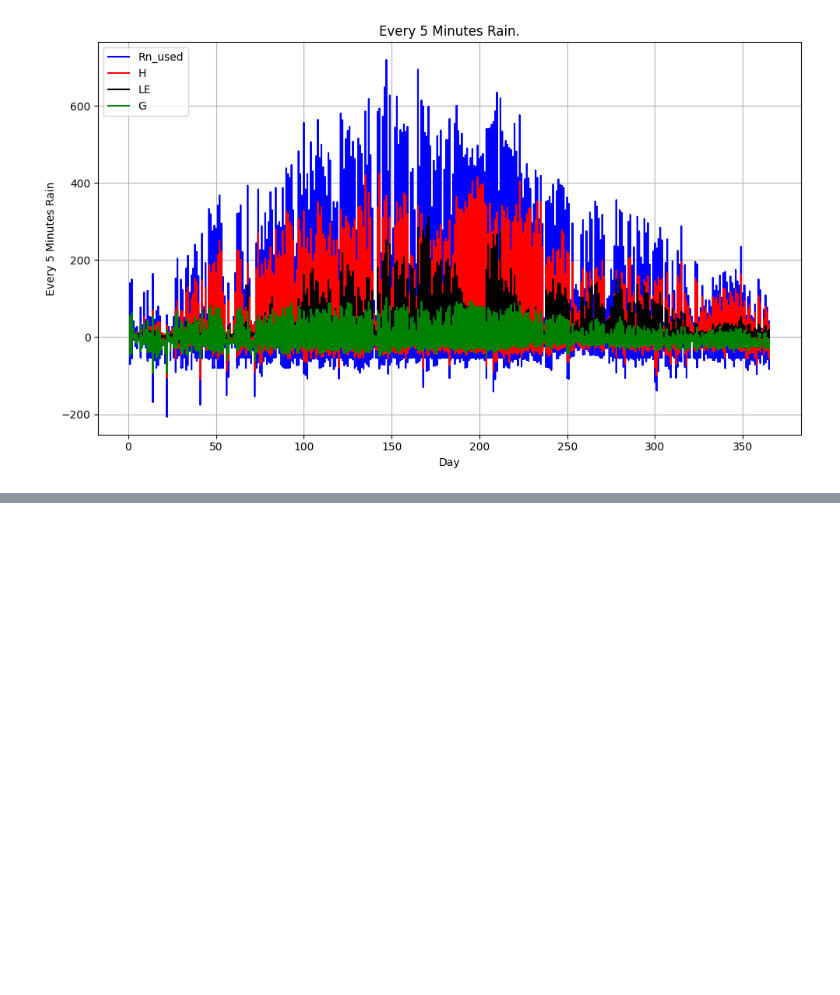
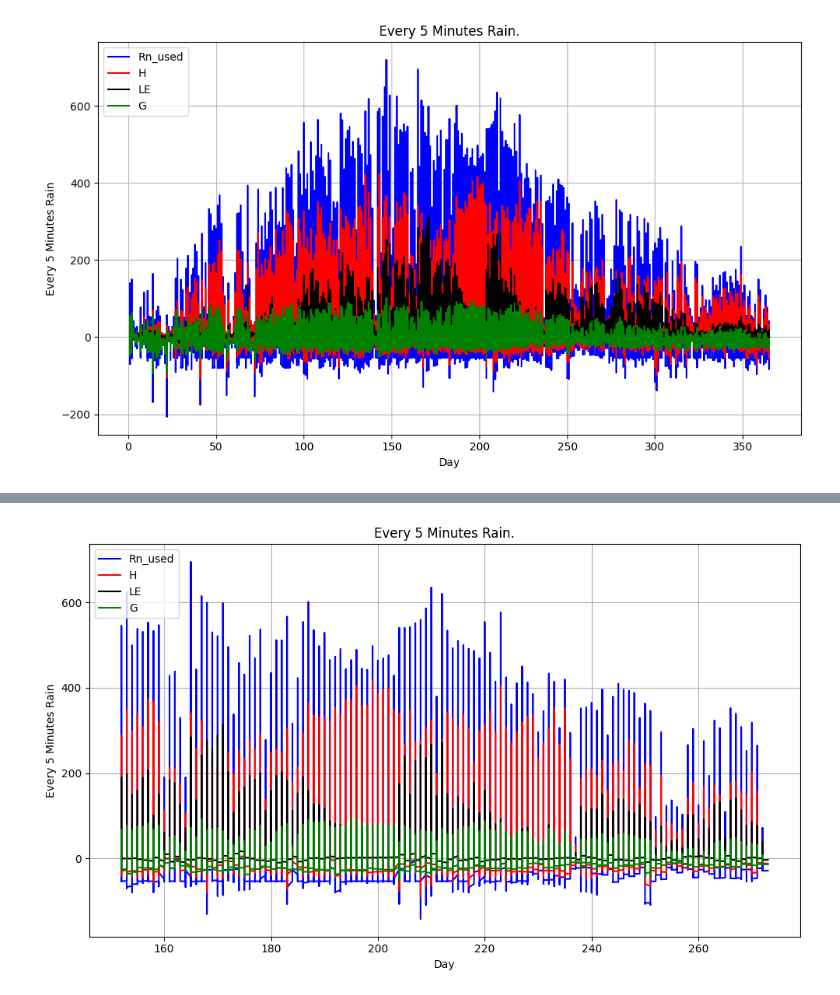
Before and after one commit to myothiha/tata, a Jupyter notebook: GE15Y_resultats/GE15Y_resultats.ipynb, the cells around one changed output, grey strips where cells are left out. Drawn from its saved outputs; the diff is of its cells as text; code cells hidden in the pictures; blank space fills up the shorter version.

```diff
--- a/GE15Y_resultats/GE15Y_resultats.ipynb
+++ b/GE15Y_resultats/GE15Y_resultats.ipynb
@@ -84,3 +91,7 @@ plt.legend(loc='upper left')  # Display the legend
 plt.show()
 # %% [output]
 [figure]
+# %%
+between_june_to_sept = np.logical_and(df.date > "2013-06-01", df.date <= "2013-09-30")
+df2 = df[between_june_to_sept]
+df2.head()
@@ -86,0 +106,19 @@ plt.show()
+# %%
+# Using matplotlib
+
+plt.figure(figsize=(10, 6))
+# plt.plot(df.date.dt.dayofyear, df.Rain, color='#54ab6f', label='Rain')
+plt.plot(df2.date.dt.dayofyear, df2.Rn_used, color='blue', label='Rn_used')
+plt.plot(df2.date.dt.dayofyear, df2.H, color='red', label='H')
+plt.plot(df2.date.dt.dayofyear, df2.LE, color='black', label='LE')
+plt.plot(df2.date.dt.dayofyear, df2.G, color='green', label='G')
+plt.title('Every 5 Minutes Rain.')  # Add a title
+plt.xlabel('Day')  # Add X-axis label
+plt.ylabel('Every 5 Minutes Rain')  # Add Y-axis label
+plt.grid(True)  # Add gridlines (optional)
+# plt.xticks(rotation=45)  # Rotate X-axis labels for better readability (optional)
+plt.tight_layout()  # Adjust layout to not cut off labels
+plt.legend(loc='upper left')  # Display the legend
+plt.show()
+# %% [output]
+[figure, added]
```
Also changed, not shown: parts of 3 cells of this notebook, 6 other files.
